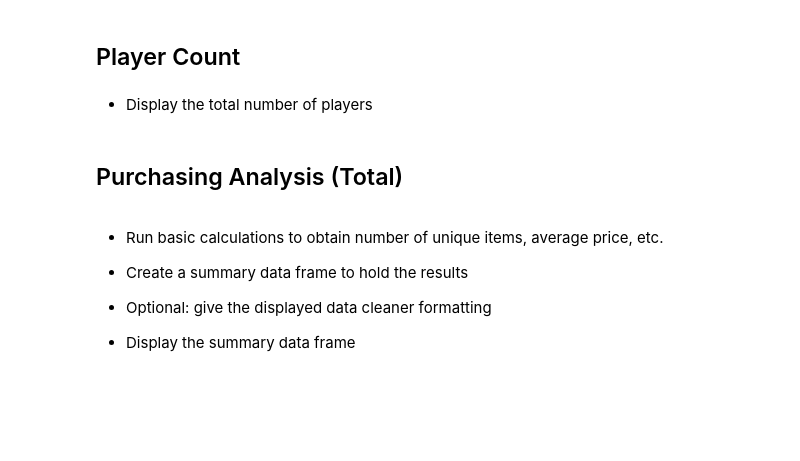
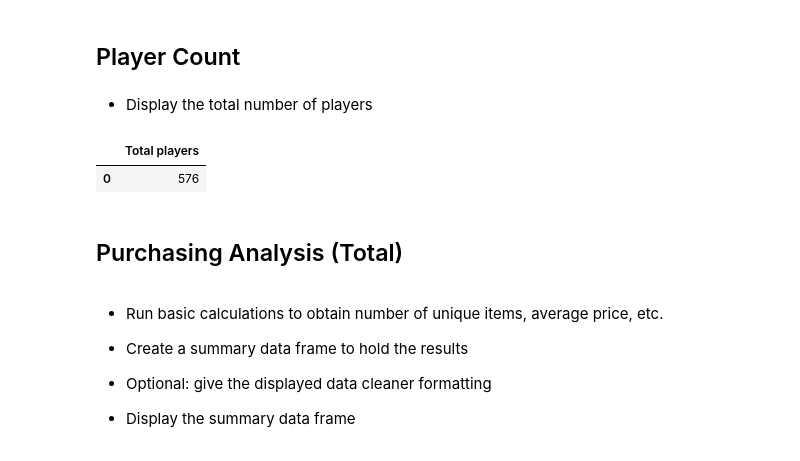
Before and after one commit to nguyenpe17/pandas-challenge, a Jupyter notebook: HeroesOfPymoli/HeroesOfPymoli_starter.ipynb, the cells around one changed output. Saved outputs shown, nothing was run; the diff lists cells and outputs as text; code cells hidden in the pictures; blank space fills up the shorter version.

```diff
--- a/HeroesOfPymoli/HeroesOfPymoli_starter.ipynb
+++ b/HeroesOfPymoli/HeroesOfPymoli_starter.ipynb
@@ -21,6 +38,16 @@ pymoli_data = pd.read_csv(pymoli,encoding='utf-8')
 ## Player Count
 # %% [markdown]
 * Display the total number of players
+# %%
+# Calculating total players
+total_players = len(pymoli_data["SN"].unique())
+
+# Creating a data frame w/total_players count
+player_count = pd.DataFrame({"Total players":total_players},index = [0])
+player_count
+# %% [output]
+|  | Total players |
+| 0 | 576 |
 # %% [markdown]
 ## Purchasing Analysis (Total)
 # %% [markdown]
```
Also changed, not shown: parts of 3 cells of this notebook.
